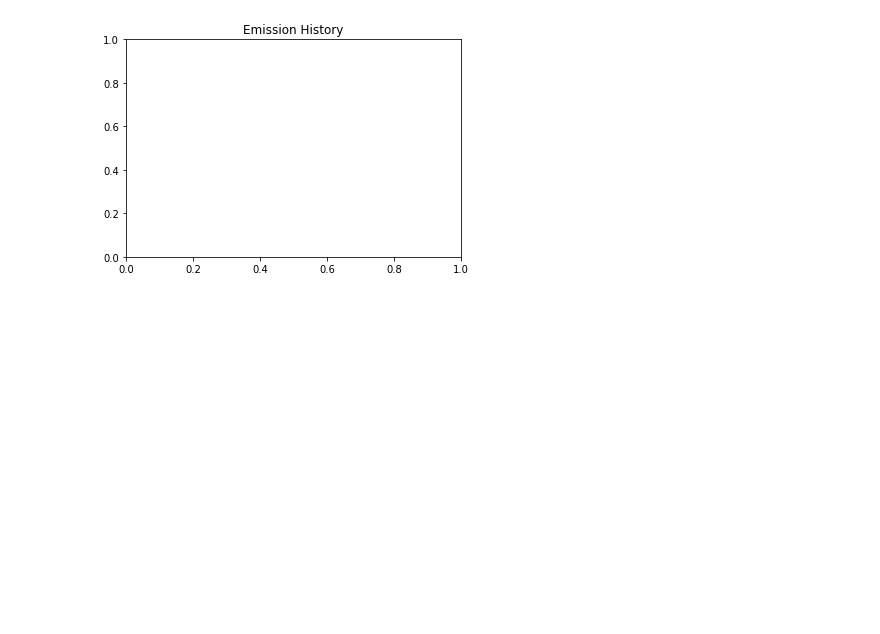
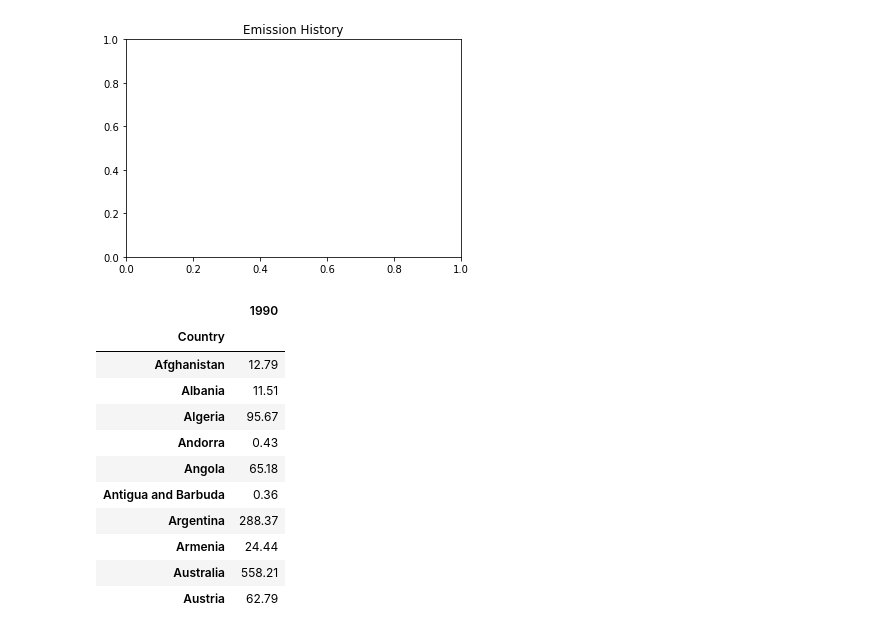
Before and after one commit to KJLumalang/ITBA-3206_Planeteers, a Jupyter notebook: ITBA_3206_Planeteers.ipynb, the cells around one changed output. Cells and saved outputs as stored; diff of their text form; code cells hidden in the pictures; blank space fills up the shorter version.

Commit message:
added sorted data

```diff
--- a/ITBA_3206_Planeteers.ipynb
+++ b/ITBA_3206_Planeteers.ipynb
@@ -133,3 +133,20 @@ plt.show
 [48939.71, 11705.81, 5794.35, 3346.63, 3333.16, 1992.08, 1703.86, 1420.58, 1154.72, 828.34, 776.61, 763.44, 695.26, 681.67, 673.08, 638.12, 619.26, 520.5, 473.87, 441.13, 438.22, 431.22, 395.5, 388.11 ...
 <function matplotlib.pyplot.show>
 [figure]
+# %%
+SortedData = data.sort_values(by='Country',ascending=True)
+result= SortedData.head(10)
+display(result)
+# %% [output]
+|  | 1990 |
+| Country |  |
+| Afghanistan | 12.79 |
+| Albania | 11.51 |
+| Algeria | 95.67 |
+| Andorra | 0.43 |
+| Angola | 65.18 |
+| Antigua and Barbuda | 0.36 |
+| Argentina | 288.37 |
+| Armenia | 24.44 |
+| Australia | 558.21 |
+| Austria | 62.79 |
```
